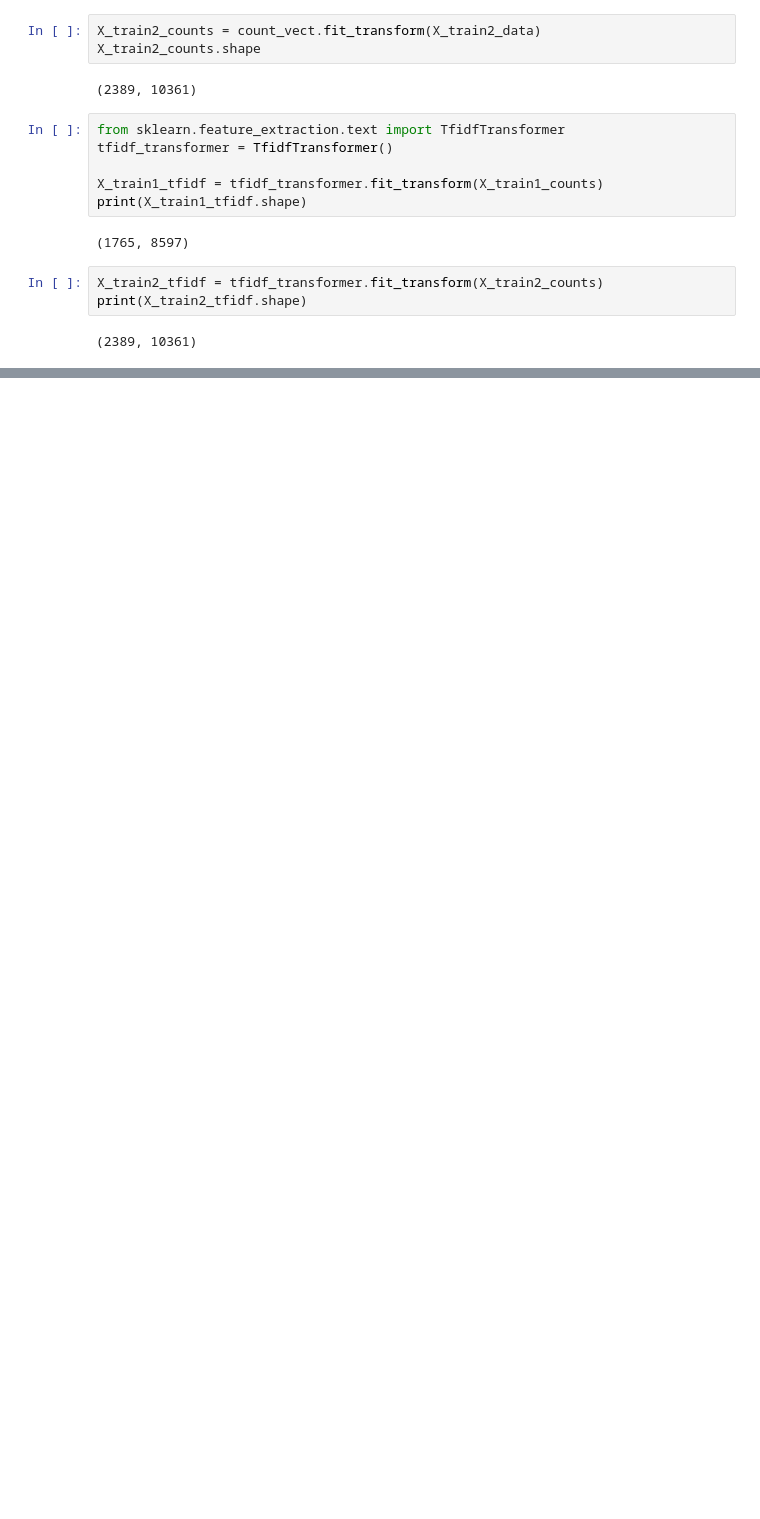
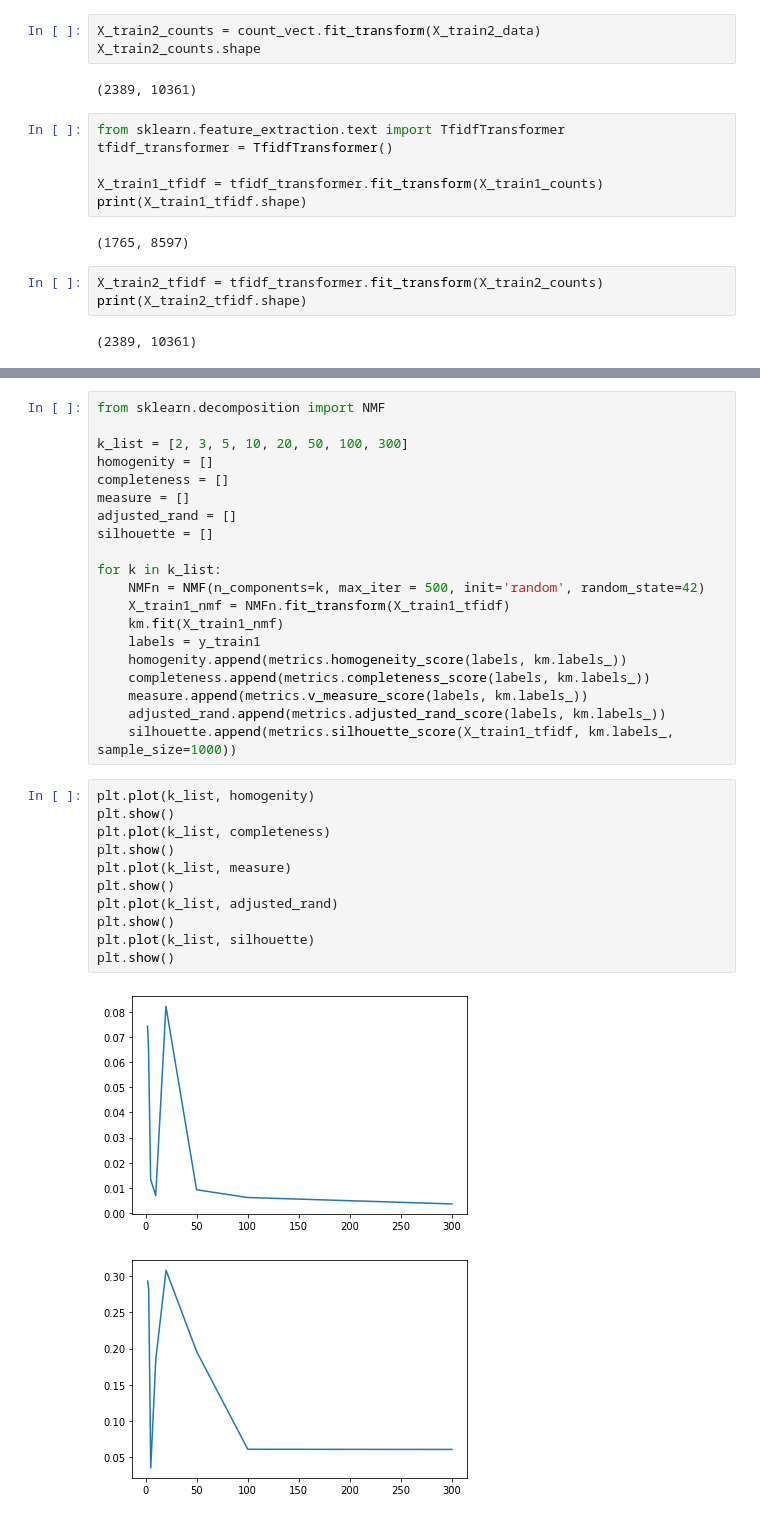
Before and after one commit to zhz03/ECE219_data_mining_project, a Jupyter notebook: Project_2/Project2.ipynb, the cells around one changed output, grey strips where cells are left out. Cells and saved outputs as stored; diff of their text form; blank space fills up the shorter version.

```diff
--- a/Project_2/Project2.ipynb
+++ b/Project_2/Project2.ipynb
@@ -137,0 +190,34 @@ Contingency matrix:
+# %%
+from sklearn.decomposition import NMF
+
+k_list = [2, 3, 5, 10, 20, 50, 100, 300]
+homogenity = []
+completeness = []
+measure = []
+adjusted_rand = []
+silhouette = []
+
+for k in k_list:
+    NMFn = NMF(n_components=k, max_iter = 500, init='random', random_state=42)
+    X_train1_nmf = NMFn.fit_transform(X_train1_tfidf)
+    km.fit(X_train1_nmf)
+    labels = y_train1
+    homogenity.append(metrics.homogeneity_score(labels, km.labels_))
+    completeness.append(metrics.completeness_score(labels, km.labels_))
+    measure.append(metrics.v_measure_score(labels, km.labels_))
+    adjusted_rand.append(metrics.adjusted_rand_score(labels, km.labels_))
+    silhouette.append(metrics.silhouette_score(X_train1_tfidf, km.labels_, sample_size=1000))
+# %%
+plt.plot(k_list, homogenity)
+plt.show()
+plt.plot(k_list, completeness)
+plt.show()
+plt.plot(k_list, measure)
+plt.show()
+plt.plot(k_list, adjusted_rand)
+plt.show()
+plt.plot(k_list, silhouette)
+plt.show()
+# %% [output]
+[figure, added]
+[figure, added]
```
Also changed, not shown: parts of 6 cells of this notebook, 1 other file.
